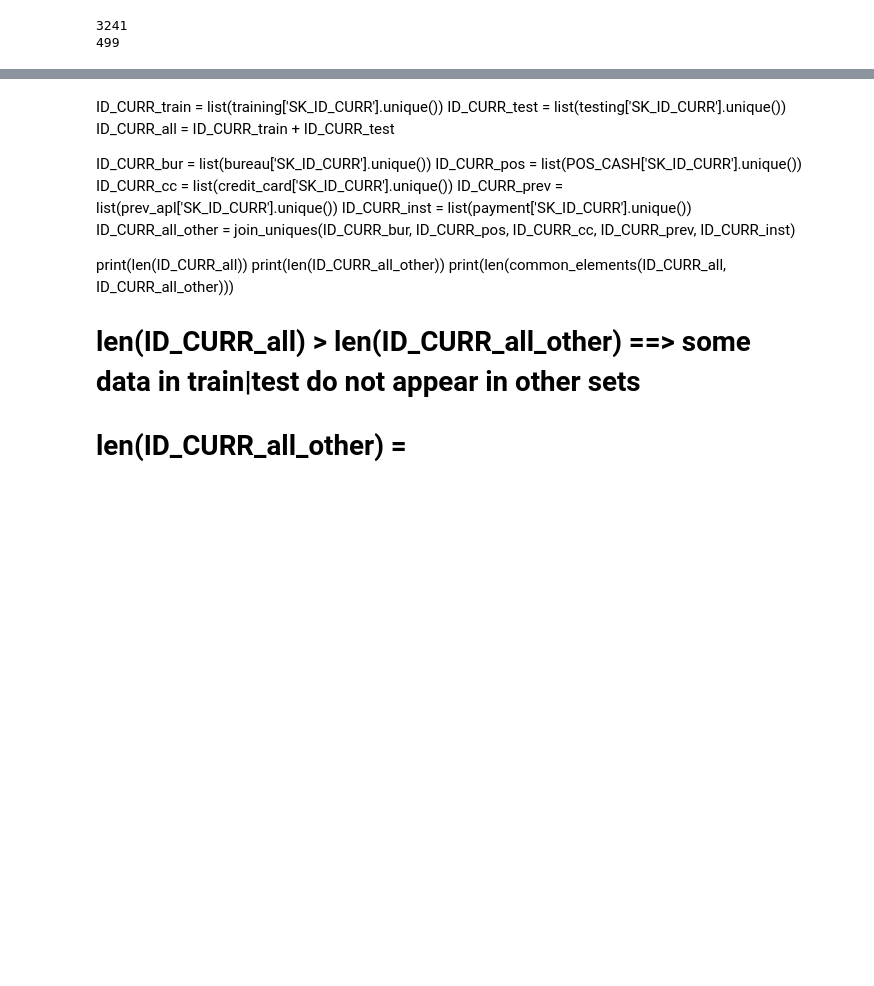
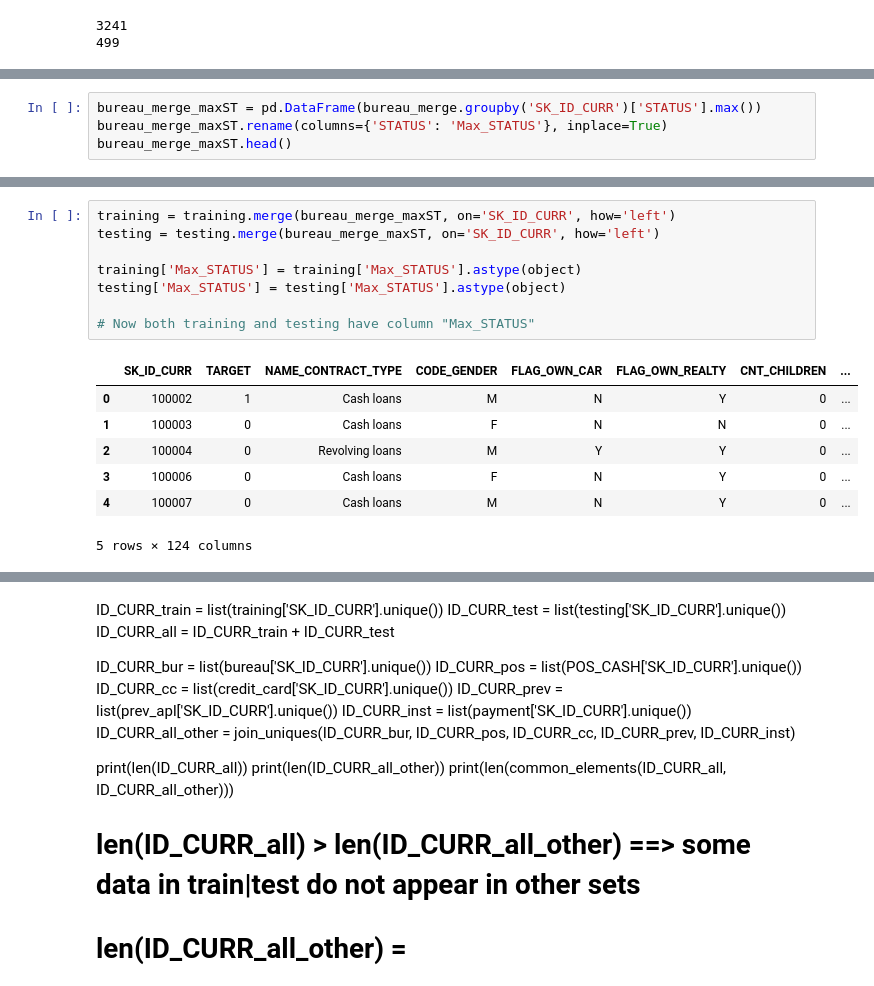
Before and after one commit to huanrafa/ProjectPracticing, a Jupyter notebook: 2023_11(2) Home Credit Default Risk/HomeCredit.ipynb, the cells around one changed output, grey strips where cells are left out. Cells and saved outputs as stored; diff of their text form; blank space fills up the shorter version.

```diff
--- a/2023_11(2) Home Credit Default Risk/HomeCredit.ipynb
+++ b/2023_11(2) Home Credit Default Risk/HomeCredit.ipynb
@@ -963,0 +1021,4 @@ testing.loc[~testing['SK_ID_CURR'].isin(testing_bd_sld_ID), 'Sold_Bad_debt'] = 0
+# %%
+bureau_merge_maxST = pd.DataFrame(bureau_merge.groupby('SK_ID_CURR')['STATUS'].max())
+bureau_merge_maxST.rename(columns={'STATUS': 'Max_STATUS'}, inplace=True)
+bureau_merge_maxST.head()
@@ -963,0 +1033,16 @@ testing.loc[~testing['SK_ID_CURR'].isin(testing_bd_sld_ID), 'Sold_Bad_debt'] = 0
+# %%
+training = training.merge(bureau_merge_maxST, on='SK_ID_CURR', how='left')
+testing = testing.merge(bureau_merge_maxST, on='SK_ID_CURR', how='left')
+
+training['Max_STATUS'] = training['Max_STATUS'].astype(object)
+testing['Max_STATUS'] = testing['Max_STATUS'].astype(object)
+
+# Now both training and testing have column "Max_STATUS"
+# %% [output]
+|  | SK_ID_CURR | TARGET | NAME_CONTRACT_TYPE | CODE_GENDER | FLAG_OWN_CAR | FLAG_OWN_REALTY | CNT_CHILDREN | ... |
+| 0 | 100002 | 1 | Cash loans | M | N | Y | 0 | ... |
+| 1 | 100003 | 0 | Cash loans | F | N | N | 0 | ... |
+| 2 | 100004 | 0 | Revolving loans | M | Y | Y | 0 | ... |
+| 3 | 100006 | 0 | Cash loans | F | N | Y | 0 | ... |
+| 4 | 100007 | 0 | Cash loans | M | N | Y | 0 | ... |
+5 rows × 124 columns
```
Also changed, not shown: parts of 12 cells of this notebook.
